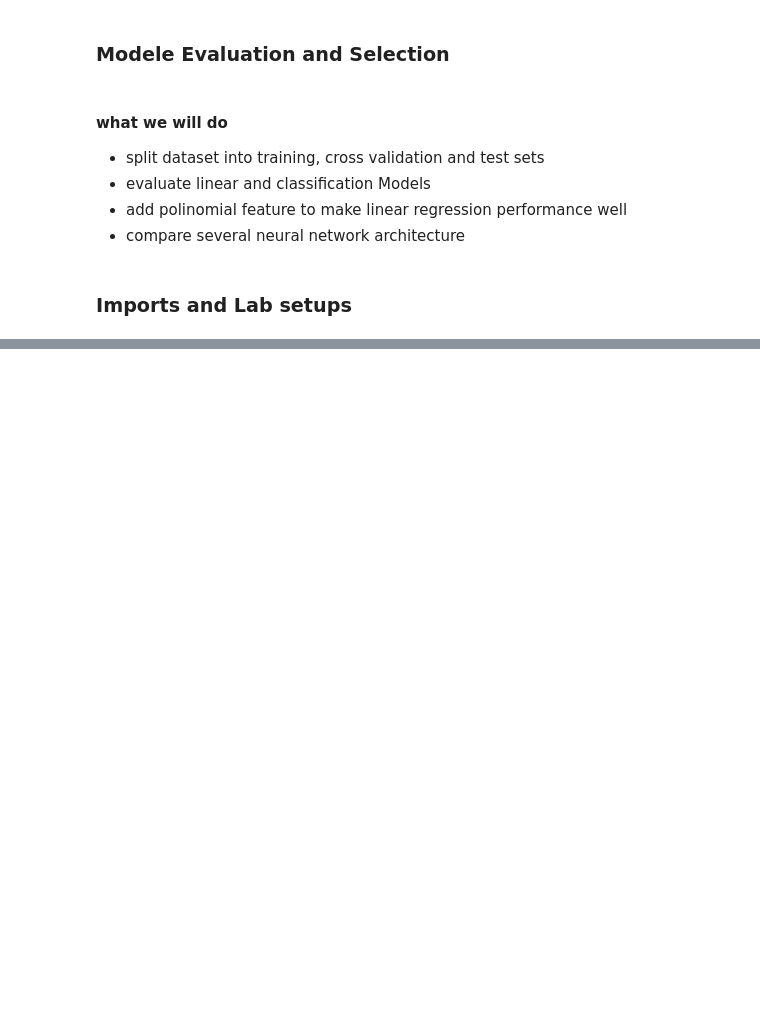
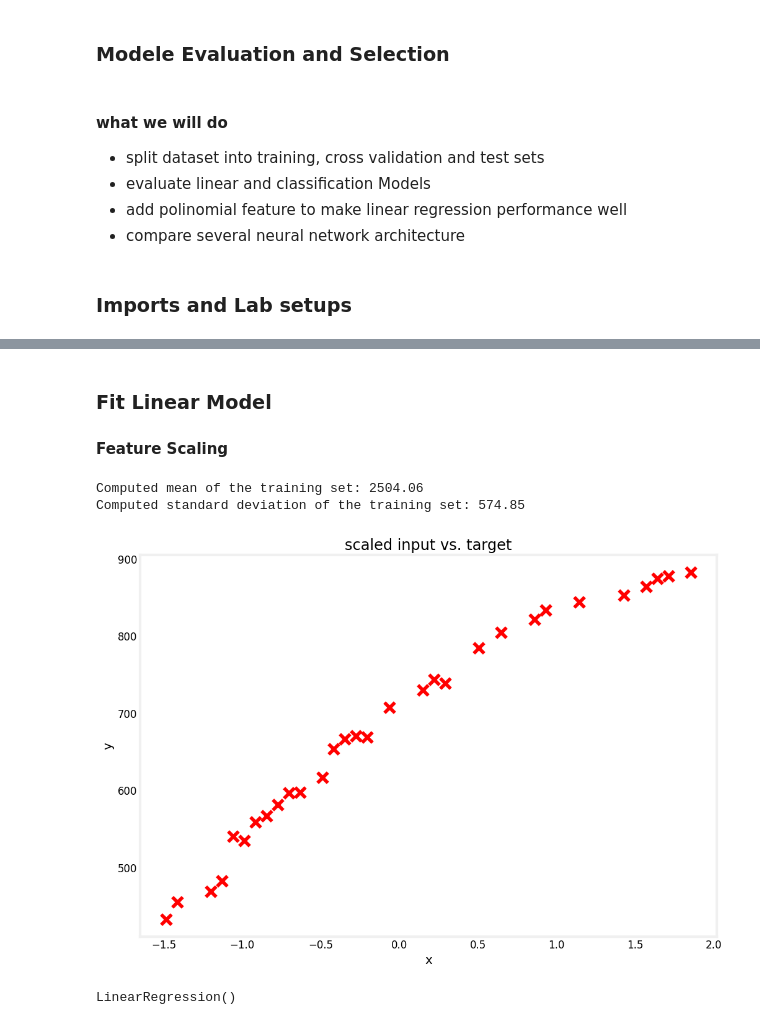
Before and after one commit to YeabsiraNigusse/machine-Learning, a Jupyter notebook: Model Evaluation and Selection/Model Evaluation and Selection.ipynb, the cells around one changed output, grey strips where cells are left out. Cells and saved outputs as stored; diff of their text form; code cells hidden in the pictures; blank space fills up the shorter version.

```diff
--- a/Model Evaluation and Selection/Model Evaluation and Selection.ipynb
+++ b/Model Evaluation and Selection/Model Evaluation and Selection.ipynb
@@ -41,0 +133,28 @@ tf.autograph.set_verbosity(0)
+# %% [markdown]
+### Fit Linear Model
+
+#### Feature Scaling
+# %%
+# Initialize the class
+scaler_linear = StandardScaler()
+
+# Compute the mean and standard deviation of the training set then transform it
+X_train_scaled = scaler_linear.fit_transform(x_train)
+
+print(f"Computed mean of the training set: {scaler_linear.mean_.squeeze():.2f}")
+print(f"Computed standard deviation of the training set: {scaler_linear.scale_.squeeze():.2f}")
+
+# Plot the results
+utils.plot_dataset(x=X_train_scaled, y=y_train, title="scaled input vs. target")
+# %% [output]
+Computed mean of the training set: 2504.06
+Computed standard deviation of the training set: 574.85
+[figure, added]
+# %%
+# Initialize the class
+linear_model = LinearRegression()
+
+# Train the model
+linear_model.fit(X_train_scaled, y_train )
+# %% [output]
+LinearRegression()
```
Also changed, not shown: parts of 14 cells of this notebook.
